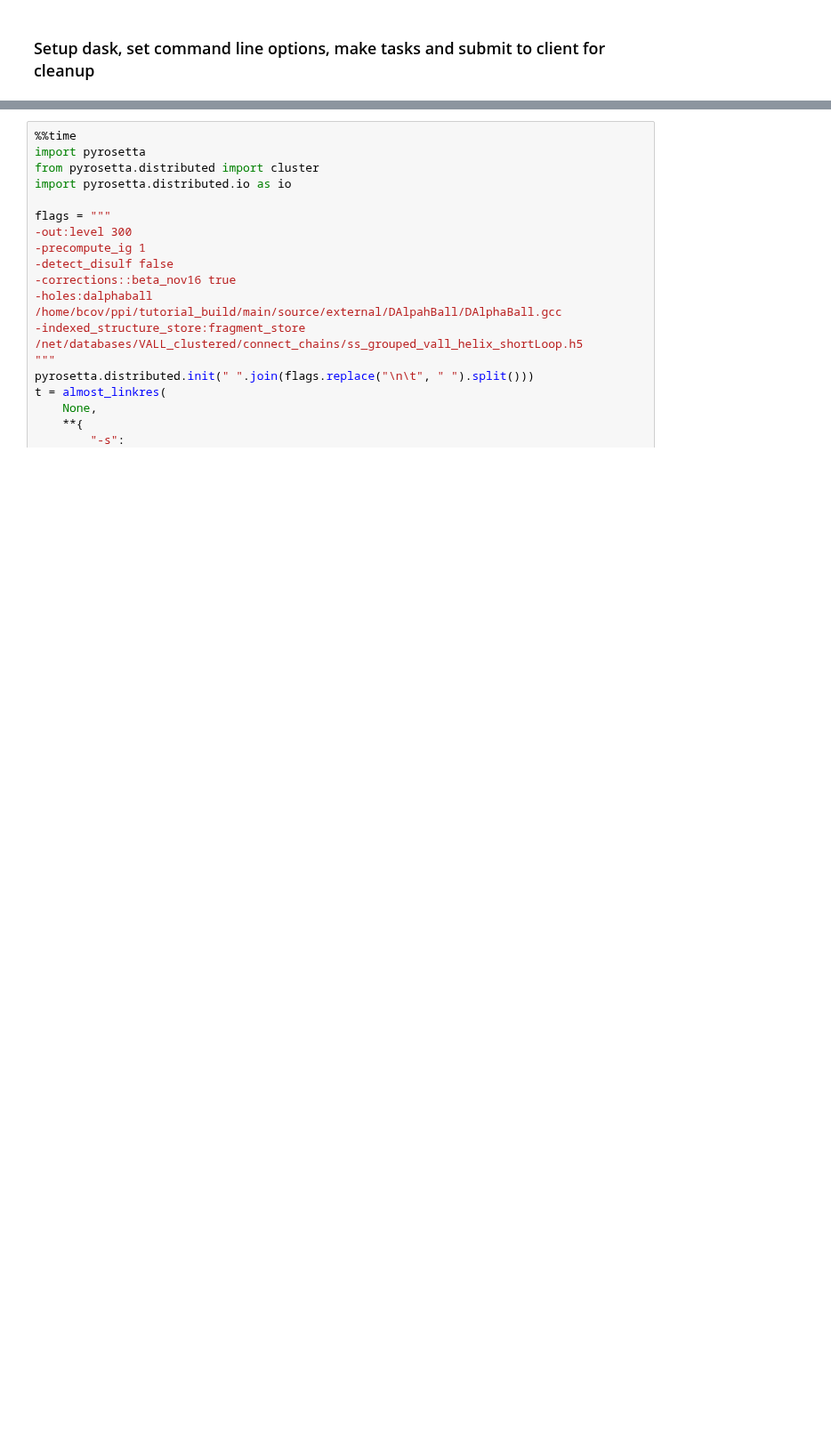
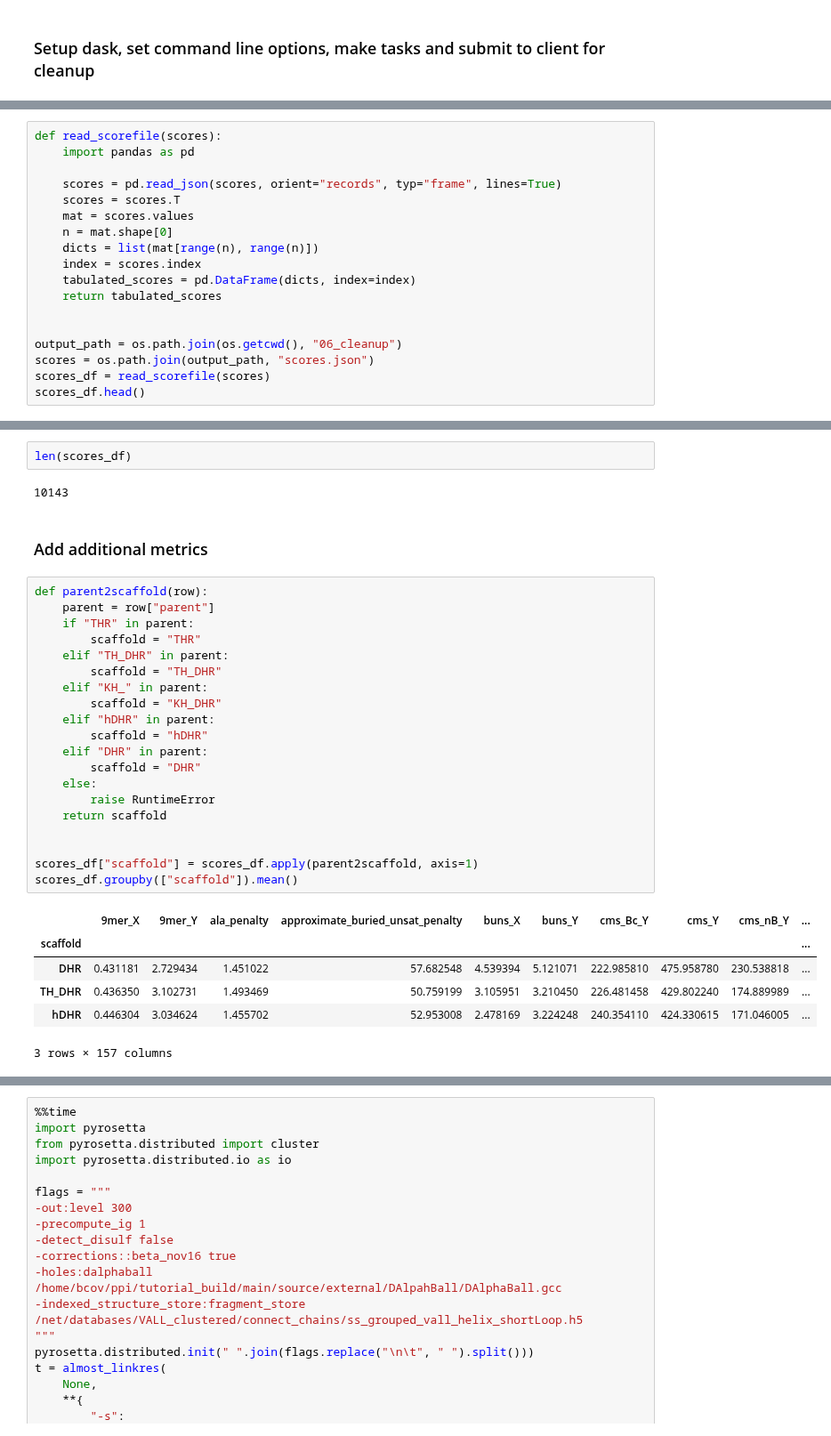
Before and after one commit to proleu/helix_binders, a Jupyter notebook: 06_cleanup_and_order.ipynb, the cells around one changed output, grey strips where cells are left out. Shown at 89% size. Saved outputs shown, nothing was run; the diff lists cells and outputs as text; blank space fills up the shorter version.

Commit message:
successful cleanup, also restored 05

```diff
--- a/06_cleanup_and_order.ipynb
+++ b/06_cleanup_and_order.ipynb
@@ -466,0 +490,18 @@ if __name__ == "__main__":
+# %%
+def read_scorefile(scores):
+    import pandas as pd
+
+    scores = pd.read_json(scores, orient="records", typ="frame", lines=True)
+    scores = scores.T
+    mat = scores.values
+    n = mat.shape[0]
+    dicts = list(mat[range(n), range(n)])
+    index = scores.index
+    tabulated_scores = pd.DataFrame(dicts, index=index)
+    return tabulated_scores
+
+
+output_path = os.path.join(os.getcwd(), "06_cleanup")
+scores = os.path.join(output_path, "scores.json")
+scores_df = read_scorefile(scores)
+scores_df.head()
@@ -466,0 +516,33 @@ if __name__ == "__main__":
+# %%
+len(scores_df)
+# %% [output]
+10143
+# %% [markdown]
+### Add additional metrics
+# %%
+def parent2scaffold(row):
+    parent = row["parent"]
+    if "THR" in parent:
+        scaffold = "THR"
+    elif "TH_DHR" in parent:
+        scaffold = "TH_DHR"
+    elif "KH_" in parent:
+        scaffold = "KH_DHR"
+    elif "hDHR" in parent:
+        scaffold = "hDHR"
+    elif "DHR" in parent:
+        scaffold = "DHR"
+    else:
+        raise RuntimeError
+    return scaffold
+
+
+scores_df["scaffold"] = scores_df.apply(parent2scaffold, axis=1)
+scores_df.groupby(["scaffold"]).mean()
+# %% [output]
+|  | 9mer_X | 9mer_Y | ala_penalty | approximate_buried_unsat_penalty | buns_X | buns_Y | cms_Bc_Y | cms_Y | cms_nB_Y | ... |
+| scaffold |  |  |  |  |  |  |  |  |  | ... |
+| DHR | 0.431181 | 2.729434 | 1.451022 | 57.682548 | 4.539394 | 5.121071 | 222.985810 | 475.958780 | 230.538818 | ... |
+| TH_DHR | 0.436350 | 3.102731 | 1.493469 | 50.759199 | 3.105951 | 3.210450 | 226.481458 | 429.802240 | 174.889989 | ... |
+| hDHR | 0.446304 | 3.034624 | 1.455702 | 52.953008 | 2.478169 | 3.224248 | 240.354110 | 424.330615 | 171.046005 | ... |
+3 rows × 157 columns
```
Also changed, not shown: parts of 6 cells of this notebook, 1 other file.
